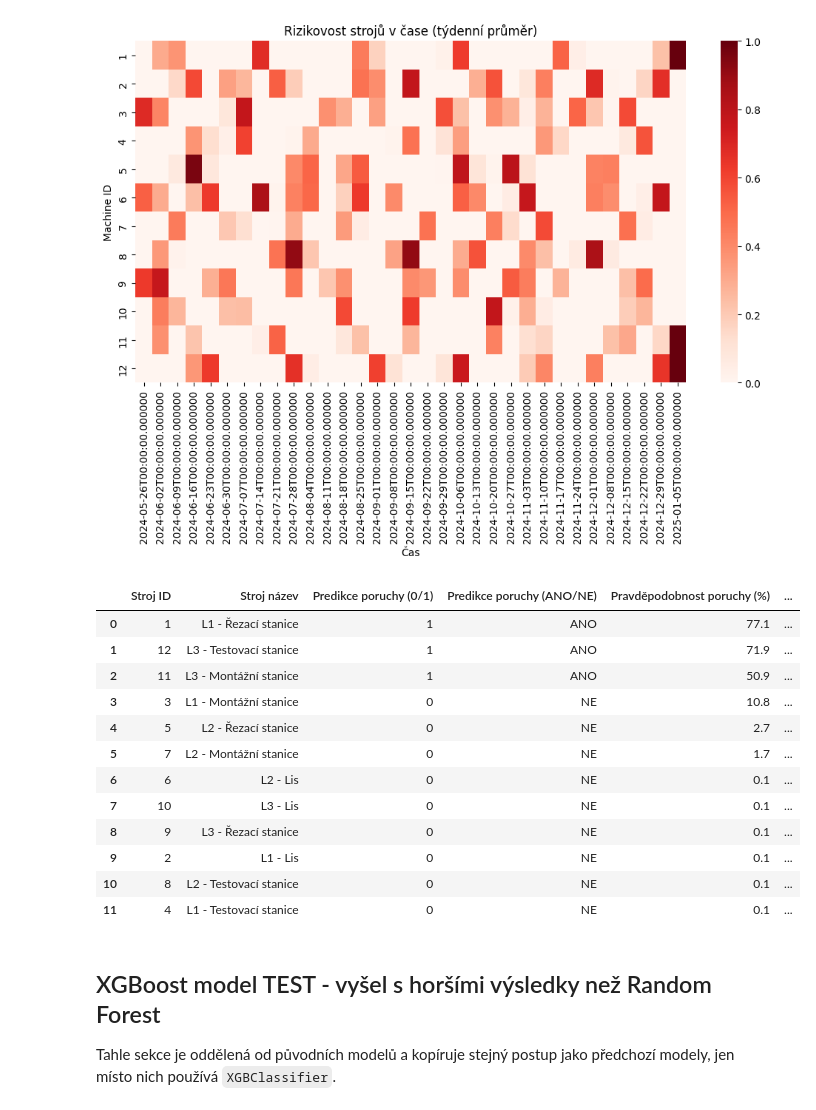
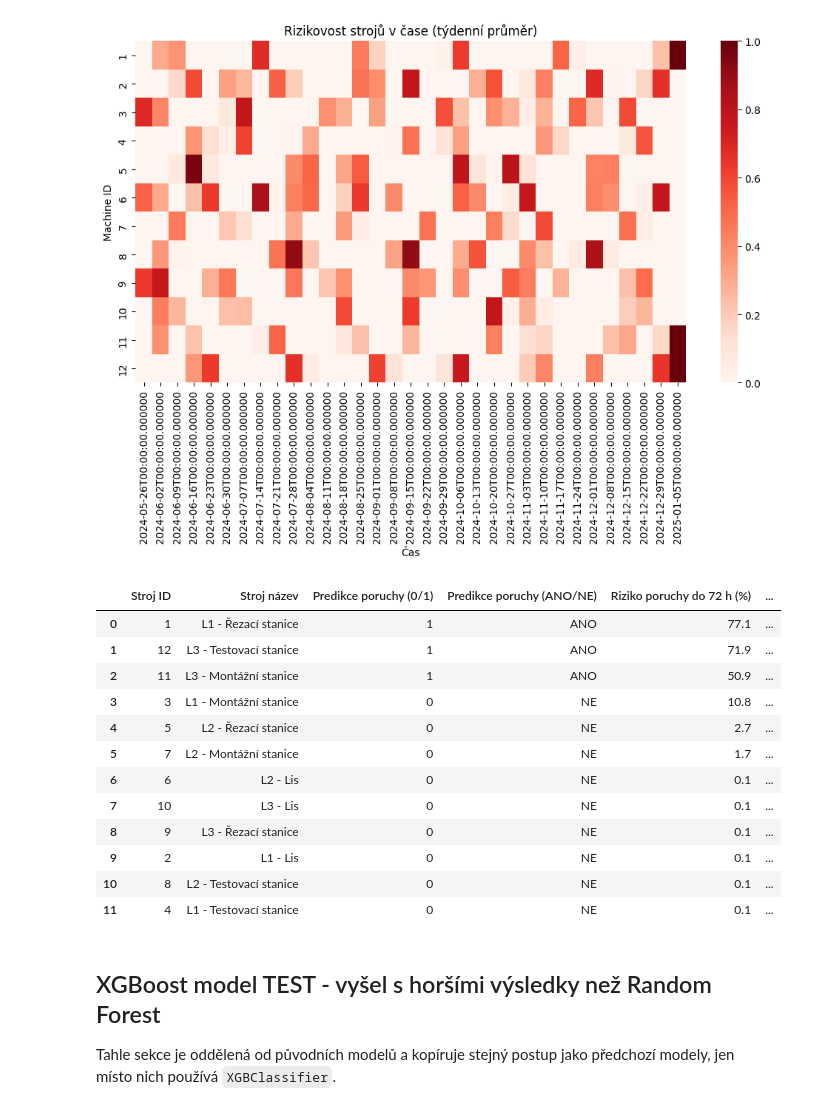
Before and after one commit to jiravo/diplomova-prace, a Jupyter notebook: predictive/failure_72h.ipynb, the cells around one changed output. Saved outputs shown, nothing was run; the diff lists cells and outputs as text; code cells hidden in the pictures.

Commit message:
Renaming table column

```diff
--- a/predictive/failure_72h.ipynb
+++ b/predictive/failure_72h.ipynb
@@ -470,35 +470,35 @@ final_table["prediction_text"] = final_table["prediction"].map({
 final_table["machine_name"] = final_table["machine_id"].map(machine_map)
 
 
 # 🔥 7) přeuspořádání sloupců (aby to bylo hezké)
 final_table = final_table[[
     "machine_id",
     "machine_name",
     "prediction",
     "prediction_text",
     "probability_pct",
     "risk_level"
 ]]
 
 final_table["probability_pct"] = final_table["probability_pct"].clip(lower=0.1)
 
 
 # 🔥 8) přejmenování až na konci
 final_table.columns = [
     "Stroj ID",
     "Stroj název",
     "Predikce poruchy (0/1)",
     "Predikce poruchy (ANO/NE)",
-    "Pravděpodobnost poruchy (%)",
+    "Riziko poruchy do 72 h (%)",
     "Úroveň rizika"
 ]
 
 
 final_table.to_csv("failure_predictions.csv", index=False)
 # 9) výstup
 final_table
 # %% [output]
-|  | Stroj ID | Stroj název | Predikce poruchy (0/1) | Predikce poruchy (ANO/NE) | Pravděpodobnost poruchy (%) | ... |
+|  | Stroj ID | Stroj název | Predikce poruchy (0/1) | Predikce poruchy (ANO/NE) | Riziko poruchy do 72 h (%) | ... |
 | 0 | 1 | L1 - Řezací stanice | 1 | ANO | 77.1 | ... |
 | 1 | 12 | L3 - Testovací stanice | 1 | ANO | 71.9 | ... |
 | 2 | 11 | L3 - Montážní stanice | 1 | ANO | 50.9 | ... |
```
Also changed, not shown: 3 other files.
